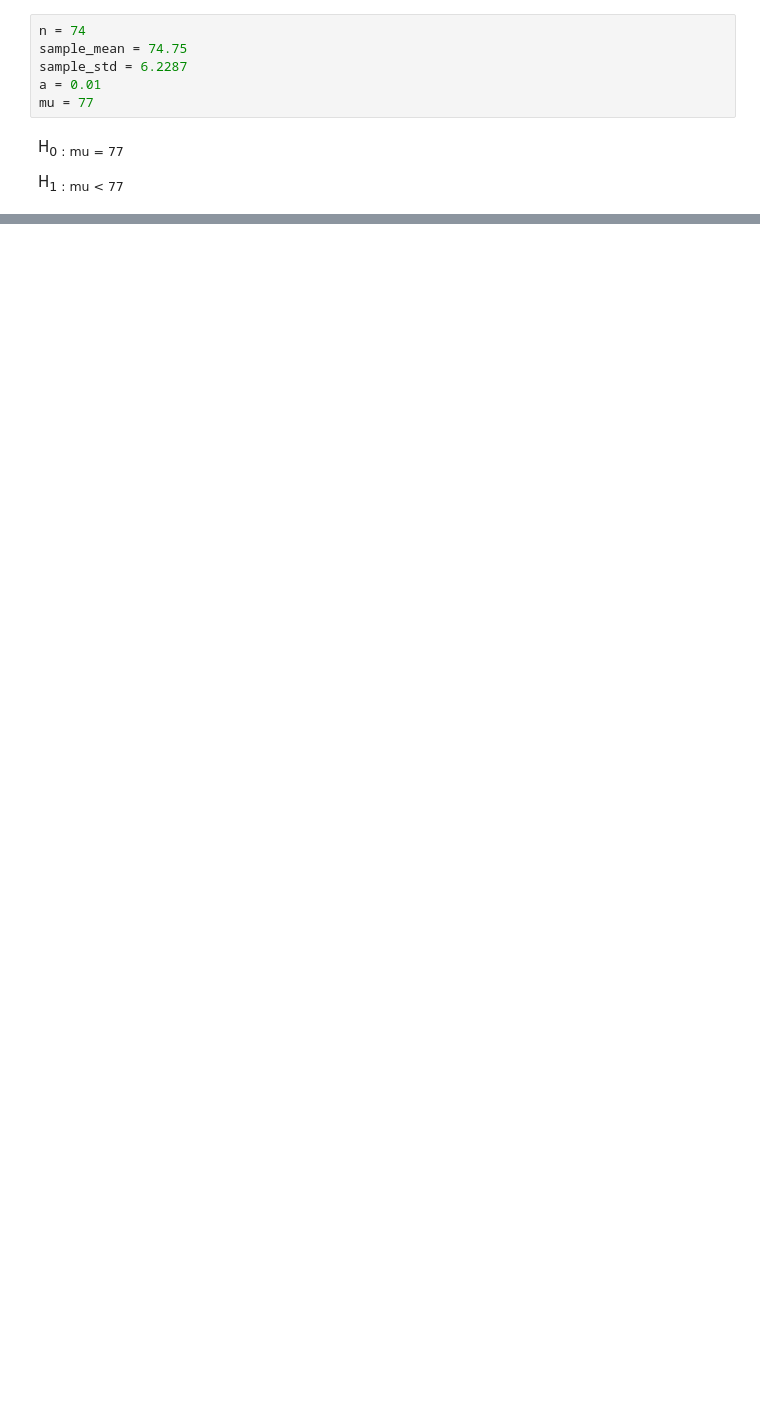
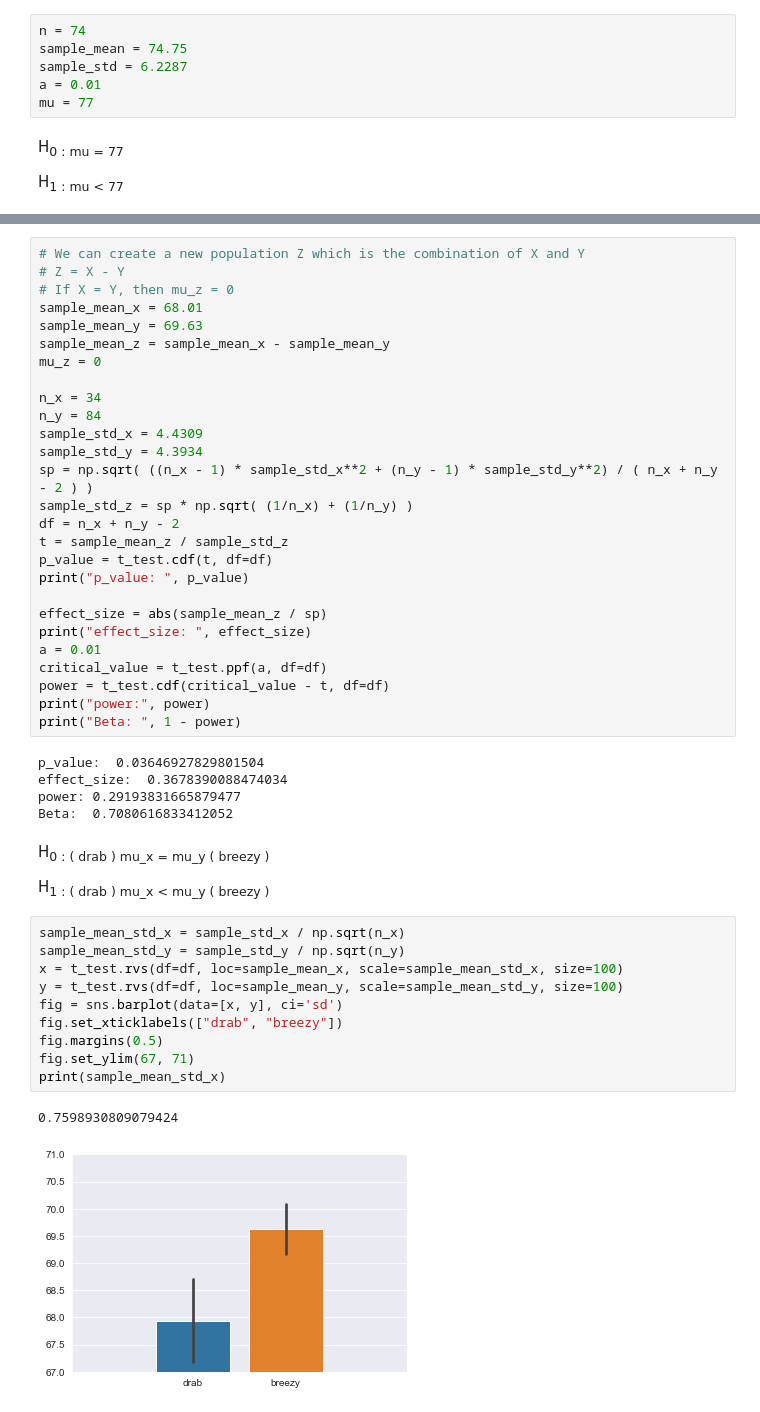
Before and after one commit to linhung0319/hypothesis_test, a Jupyter notebook: t_test/t_test.ipynb, the cells around one changed output, grey strips where cells are left out. Saved outputs shown, nothing was run; the diff lists cells and outputs as text; blank space fills up the shorter version.

```diff
--- a/t_test/t_test.ipynb
+++ b/t_test/t_test.ipynb
@@ -97,0 +131,49 @@ The effect size is 0.36 which is medium.
+# %%
+# We can create a new population Z which is the combination of X and Y
+# Z = X - Y
+# If X = Y, then mu_z = 0
+sample_mean_x = 68.01
+sample_mean_y = 69.63
+sample_mean_z = sample_mean_x - sample_mean_y
+mu_z = 0
+
+n_x = 34
+n_y = 84
+sample_std_x = 4.4309
+sample_std_y = 4.3934
+sp = np.sqrt( ((n_x - 1) * sample_std_x**2 + (n_y - 1) * sample_std_y**2) / ( n_x + n_y - 2 ) )
+sample_std_z = sp * np.sqrt( (1/n_x) + (1/n_y) )
+df = n_x + n_y - 2
+t = sample_mean_z / sample_std_z
+p_value = t_test.cdf(t, df=df)
+print("p_value: ", p_value)
+
+effect_size = abs(sample_mean_z / sp)
+print("effect_size: ", effect_size)
+a = 0.01
+critical_value = t_test.ppf(a, df=df)
+power = t_test.cdf(critical_value - t, df=df)
+print("power:", power)
+print("Beta: ", 1 - power)
+# %% [output]
+p_value:  0.03646927829801504
+effect_size:  0.3678390088474034
+power: 0.29193831665879477
+Beta:  0.7080616833412052
+# %% [markdown]
+H<sub>0 : ( drab )  mu_x = mu_y ( breezy )
+
+H<sub>1 : ( drab )  mu_x < mu_y ( breezy )
+# %%
+sample_mean_std_x = sample_std_x / np.sqrt(n_x)
+sample_mean_std_y = sample_std_y / np.sqrt(n_y)
+x = t_test.rvs(df=df, loc=sample_mean_x, scale=sample_mean_std_x, size=100)
+y = t_test.rvs(df=df, loc=sample_mean_y, scale=sample_mean_std_y, size=100)
+fig = sns.barplot(data=[x, y], ci='sd')
+fig.set_xticklabels(["drab", "breezy"])
+fig.margins(0.5)
+fig.set_ylim(67, 71)
+print(sample_mean_std_x)
+# %% [output]
+0.7598930809079424
+[figure, added]
```
Also changed, not shown: parts of 6 cells of this notebook, 1 other file.
